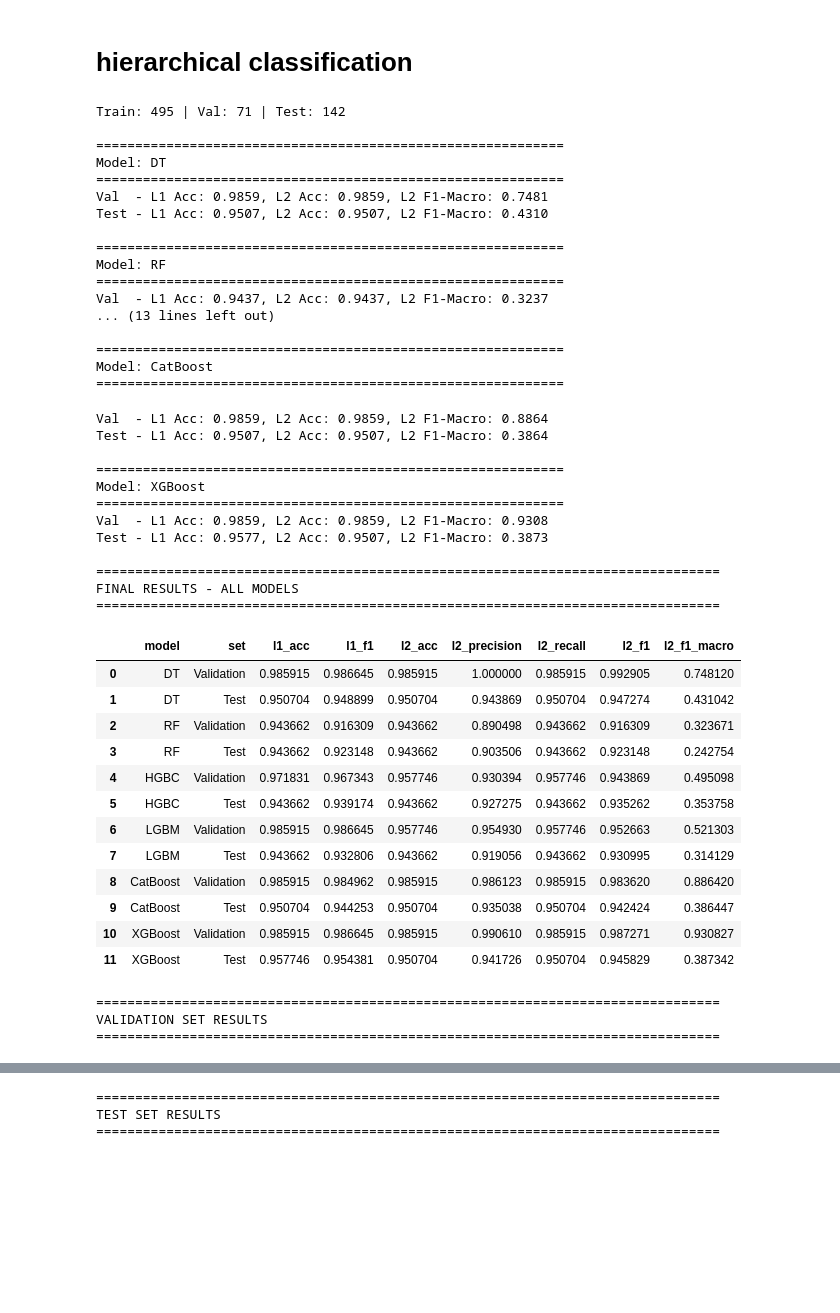
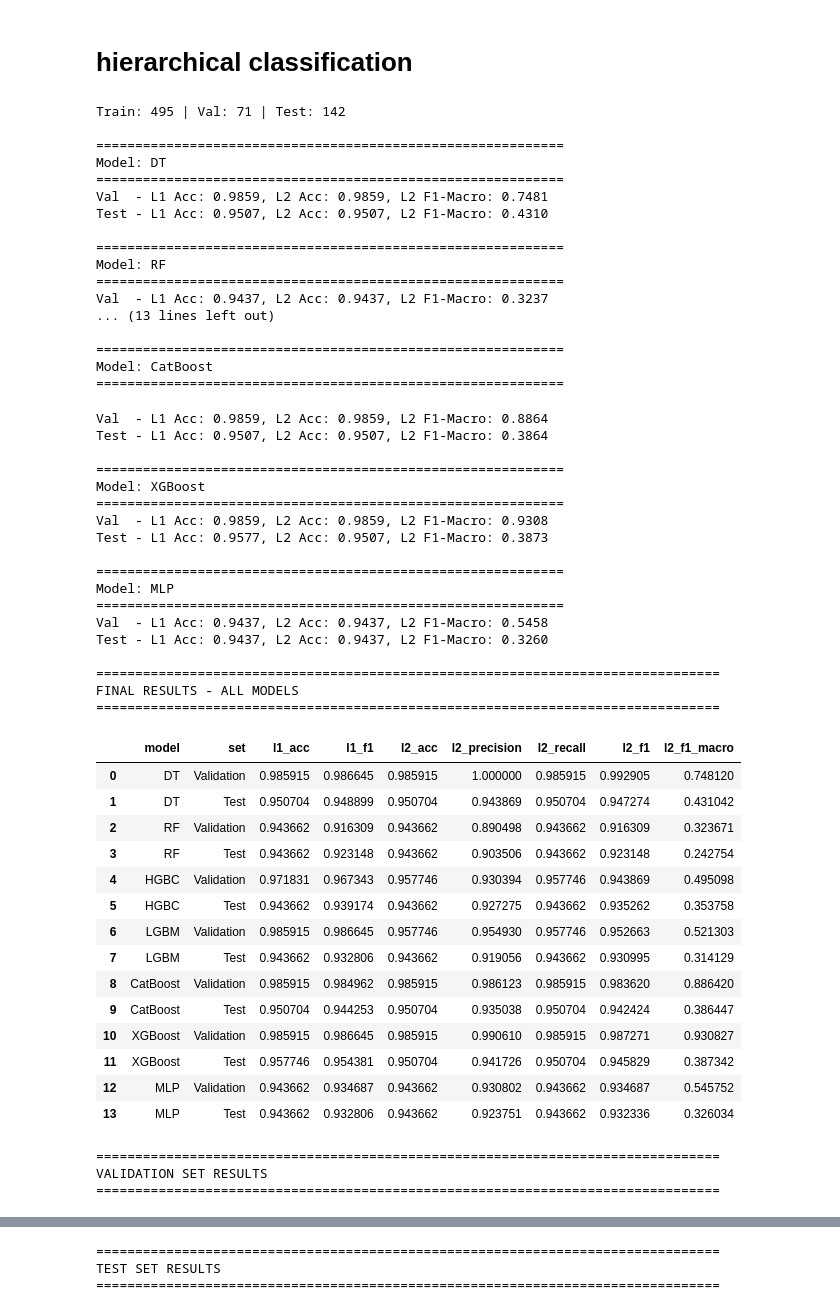
Before and after one commit to rakuzai/alcr-2026, a Jupyter notebook: code/notebook/main.ipynb, the cells around one changed output, grey strips where cells are left out. Cells and saved outputs as stored; diff of their text form; code cells hidden in the pictures; blank space fills up the shorter version.

```diff
--- a/code/notebook/main.ipynb
+++ b/code/notebook/main.ipynb
@@ -551,14 +551,16 @@ results_df
 # %%
 import numpy as np
 import pandas as pd
-from sklearn.preprocessing import LabelEncoder
+from sklearn.preprocessing import LabelEncoder, StandardScaler
 from sklearn.model_selection import StratifiedShuffleSplit, train_test_split
 from sklearn.tree import DecisionTreeClassifier
 from sklearn.ensemble import RandomForestClassifier, HistGradientBoostingClassifier
+from sklearn.neural_network import MLPClassifier
 from sklearn.metrics import accuracy_score, precision_score, recall_score, f1_score
 import lightgbm as lgb
 from catboost import CatBoostClassifier
 from xgboost import XGBClassifier
+
 
 # =========================
 # DEFINISI HIERARKI BARU
@@ -610,6 +612,14 @@ for val_idx, test_idx in sss_2.split(X_temp, y_l1_temp):
 print(f"Train: {len(X_train)} | Val: {len(X_val)} | Test: {len(X_test)}")
 
 # =========================
+# SCALING UNTUK MLP
+# =========================
+scaler = StandardScaler()
+X_train_scaled = scaler.fit_transform(X_train)
+X_val_scaled = scaler.transform(X_val)
+X_test_scaled = scaler.transform(X_test)
+
+# =========================
 # FUNCTION TO CREATE MODEL
 # =========================
 def create_model(name):
@@ -625,24 +635,45 @@ def create_model(name):
         return CatBoostClassifier(iterations=300, learning_rate=0.05, depth=6, verbose=0, random_state=42)
     elif name == "XGBoost":
         return XGBClassifier(n_estimators=300, learning_rate=0.05, max_depth=6, eval_metric='mlogloss', random_state=42)
+    elif name == "MLP":
+        return MLPClassifier(hidden_layer_sizes=(100, 50), max_iter=300, random_state=42, early_stopping=False, validation_fraction=0.1)
 
 # =========================
 # TRAINING & EVALUATION
 # =========================
 all_results = []
-model_names = ["DT", "RF", "HGBC", "LGBM", "CatBoost", "XGBoost"]
+model_names = ["DT", "RF", "HGBC", "LGBM", "CatBoost", "XGBoost", "MLP"]
+mlp_loss_curves = {}  # TAMBAHKAN INI untuk menyimpan loss curve
 
 for model_name in model_names:
     print(f"\n{'='*60}\nModel: {model_name}\n{'='*60}")
 
+    # Pilih data yang sesuai (scaled untuk MLP, original untuk lainnya)
+    if model_name == "MLP":
+        X_train_use = X_train_scaled
+        X_val_use = X_val_scaled
+        X_test_use = X_test_scaled
+    else:
+        X_train_use = X_train
+        X_val_use = X_val
+        X_test_use = X_test
+
     # LEVEL 1: Patient/Non-Patient
     clf_l1 = create_model(model_name)
-    clf_l1.fit(X_train, y_l1_train)
+    clf_l1.fit(X_train_use, y_l1_train)
+
+    if model_name == "MLP":
+        mlp_loss_curves[f'{model_name}_L1'] = clf_l1.loss_curve_
 
     # LEVEL 2: hanya untuk Patient Room
     patient_train_mask = y_l1_train == le_level1.transform(['Patient Room'])[0]
     clf_l2 = create_model(model_name)
-    clf_l2.fit(X_train[patient_train_mask], le_level2.transform(y_train[patient_train_mask]))
+
+    if model_name == "MLP":
+        clf_l2.fit(X_train_use[patient_train_mask], le_level2.transform(y_train[patient_train_mask]))
+        mlp_loss_curves[f'{model_name}_L2'] = clf_l2.loss_curve_
+    else:
+        clf_l2.fit(X_train_use[patient_train_mask], le_level2.transform(y_train[patient_train_mask]))
 
     # Fungsi prediksi hierarki
     def predict_hierarchical(X_input):
@@ -651,17 +682,20 @@ for model_name in model_names:
 
         for i, l1_pred in enumerate(y_l1_pred):
             if le_level1.inverse_transform([l1_pred])[0] == 'Patient Room':
-                l2_pred = clf_l2.predict(X_input.iloc[i:i+1])[0]
+                if model_name == "MLP":
+                    l2_pred = clf_l2.predict(X_input[i:i+1])[0]
+                else:
+                    l2_pred = clf_l2.predict(X_input.iloc[i:i+1] if hasattr(X_input, 'iloc') else X_input[i:i+1])[0]
                 room = le_level2.inverse_transform([l2_pred])[0]
             else:
-                # Non-Patient Room: tidak ada subclass, gunakan label level 1
+                # Non-Patient Room: tidak ada subclass
                 room = 'Non-Patient Room'
             y_pred_rooms.append(room)
 
         return y_l1_pred, y_pred_rooms
 
     # EVALUASI VALIDATION
-    y_l1_val_pred, y_val_pred = predict_hierarchical(X_val)
+    y_l1_val_pred, y_val_pred = predict_hierarchical(X_val_use)
 
     # Untuk non-patient room di ground truth, set jadi 'Non-Patient Room'
     y_val_adjusted = y_val.copy()
@@ -681,7 +715,7 @@ for model_name in model_names:
     })
 
     # EVALUASI TEST
-    y_l1_test_pred, y_test_pred = predict_hierarchical(X_test)
+    y_l1_test_pred, y_test_pred = predict_hierarchical(X_test_use)
 
     # Untuk non-patient room di ground truth, set jadi 'Non-Patient Room'
     y_test_adjusted = y_test.copy()
@@ -738,33 +772,41 @@ Val  - L1 Acc: 0.9437, L2 Acc: 0.9437, L2 F1-Macro: 0.3237
 ... (13 lines left out)
 
 ============================================================
 Model: CatBoost
 ============================================================
 Val  - L1 Acc: 0.9859, L2 Acc: 0.9859, L2 F1-Macro: 0.8864
 Test - L1 Acc: 0.9507, L2 Acc: 0.9507, L2 F1-Macro: 0.3864
 
 ============================================================
 Model: XGBoost
 ============================================================
 Val  - L1 Acc: 0.9859, L2 Acc: 0.9859, L2 F1-Macro: 0.9308
 Test - L1 Acc: 0.9577, L2 Acc: 0.9507, L2 F1-Macro: 0.3873
 
+============================================================
+Model: MLP
+============================================================
+Val  - L1 Acc: 0.9437, L2 Acc: 0.9437, L2 F1-Macro: 0.5458
+Test - L1 Acc: 0.9437, L2 Acc: 0.9437, L2 F1-Macro: 0.3260
+
 ================================================================================
 FINAL RESULTS - ALL MODELS
 ================================================================================
 |  | model | set | l1_acc | l1_f1 | l2_acc | l2_precision | l2_recall | l2_f1 | l2_f1_macro |
 | 0 | DT | Validation | 0.985915 | 0.986645 | 0.985915 | 1.000000 | 0.985915 | 0.992905 | 0.748120 |
 | 1 | DT | Test | 0.950704 | 0.948899 | 0.950704 | 0.943869 | 0.950704 | 0.947274 | 0.431042 |
 | 2 | RF | Validation | 0.943662 | 0.916309 | 0.943662 | 0.890498 | 0.943662 | 0.916309 | 0.323671 |
 | 3 | RF | Test | 0.943662 | 0.923148 | 0.943662 | 0.903506 | 0.943662 | 0.923148 | 0.242754 |
 | 4 | HGBC | Validation | 0.971831 | 0.967343 | 0.957746 | 0.930394 | 0.957746 | 0.943869 | 0.495098 |
 | 5 | HGBC | Test | 0.943662 | 0.939174 | 0.943662 | 0.927275 | 0.943662 | 0.935262 | 0.353758 |
 | 6 | LGBM | Validation | 0.985915 | 0.986645 | 0.957746 | 0.954930 | 0.957746 | 0.952663 | 0.521303 |
 | 7 | LGBM | Test | 0.943662 | 0.932806 | 0.943662 | 0.919056 | 0.943662 | 0.930995 | 0.314129 |
 | 8 | CatBoost | Validation | 0.985915 | 0.984962 | 0.985915 | 0.986123 | 0.985915 | 0.983620 | 0.886420 |
 | 9 | CatBoost | Test | 0.950704 | 0.944253 | 0.950704 | 0.935038 | 0.950704 | 0.942424 | 0.386447 |
 | 10 | XGBoost | Validation | 0.985915 | 0.986645 | 0.985915 | 0.990610 | 0.985915 | 0.987271 | 0.930827 |
 | 11 | XGBoost | Test | 0.957746 | 0.954381 | 0.950704 | 0.941726 | 0.950704 | 0.945829 | 0.387342 |
+| 12 | MLP | Validation | 0.943662 | 0.934687 | 0.943662 | 0.930802 | 0.943662 | 0.934687 | 0.545752 |
+| 13 | MLP | Test | 0.943662 | 0.932806 | 0.943662 | 0.923751 | 0.943662 | 0.932336 | 0.326034 |
 ================================================================================
 VALIDATION SET RESULTS
 ================================================================================
```
Also changed, not shown: parts of 2 cells of this notebook, 4 other files.
